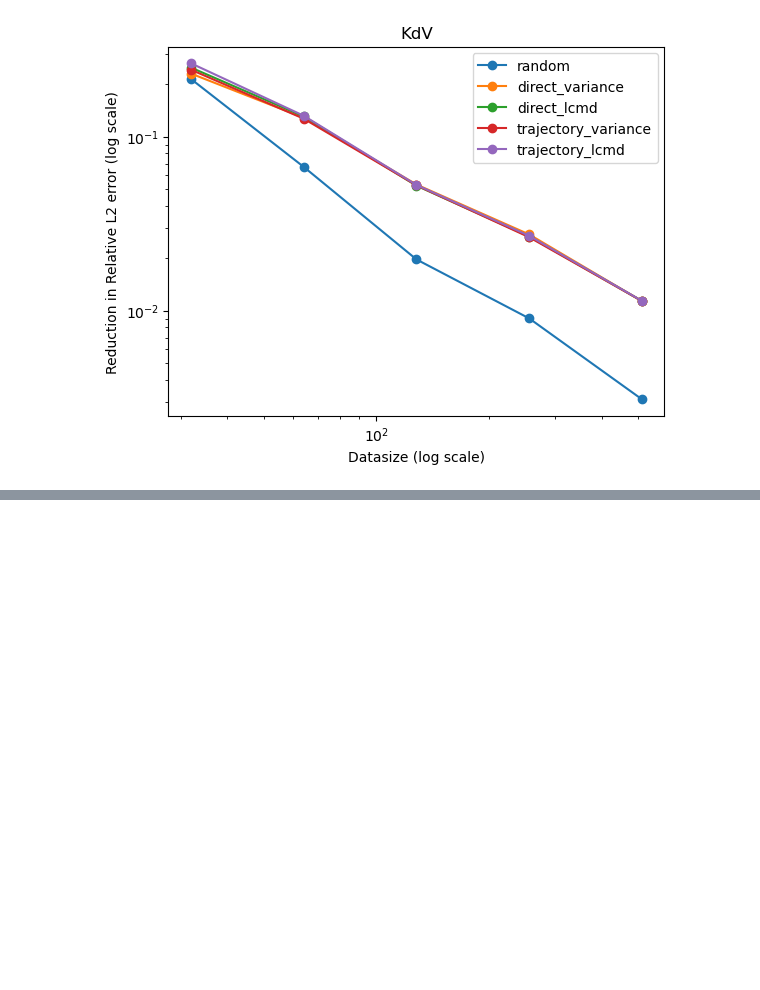
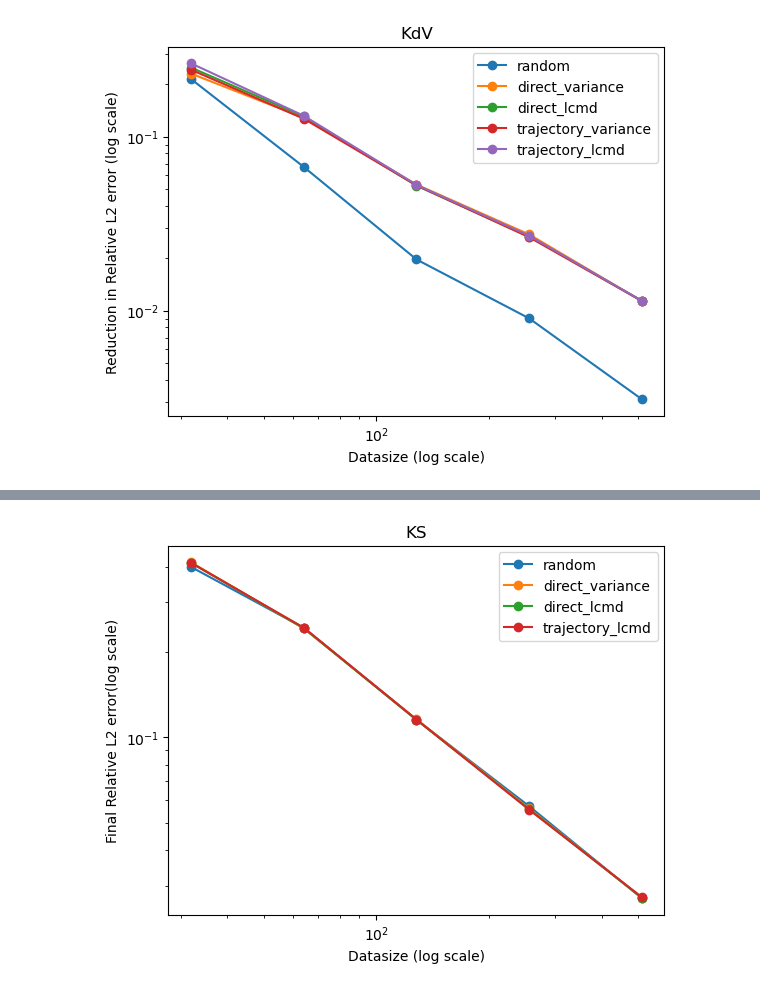
Before and after one commit to yegonkim/stap, a Jupyter notebook: plot_results.ipynb, the cells around one changed output, grey strips where cells are left out. Drawn from its saved outputs; the diff is of its cells as text; code cells hidden in the pictures; blank space fills up the shorter version.

```diff
--- a/plot_results.ipynb
+++ b/plot_results.ipynb
@@ -93,0 +207,37 @@ for equation in ['KdV']:
+# %%
+names = [
+    'random',
+    'direct_variance',
+    'direct_lcmd',
+    'trajectory_lcmd',
+]
+
+results = [
+    {32: {'datasize': [32, 64], 'rel_l2': [0.8078557848930359, 0.3994104862213135], 'rel_l2_trajectory': [0.4512936472892761, 0.20424039661884308]}, 64: {'datasize': [64, 96], 'rel_l2': [0.41775527596473694, 0.24361762404441833], 'rel_l2_trajectory': [0.21367783844470978, 0.12053148448467255]}, 128: {'datasize': [128, 160], 'rel_l2': [0.1546059399843216, 0.11540935188531876], 'rel_l2_trajectory': [0.07508865743875504, 0.05548515170812607]}, 256: {'datasize': [256, 288], 'rel_l2': [0.0652356743812561, 0.05715031549334526], 'rel_l2_trajectory': [0.03106776997447014, 0.02712390385568142]}, 512: {'datasize': [512, 544], 'rel_l2': [0.029038649052381516, 0.027046125382184982], 'rel_l2_trajectory': [0.013622636906802654, 0.012780730612576008]}},
+    {32: {'datasize': [32, 64], 'rel_l2': [0.8076395988464355, 0.4147069454193115], 'rel_l2_trajectory': [0.4510864317417145, 0.21180061995983124]}, 64: {'datasize': [64, 96], 'rel_l2': [0.4247637689113617, 0.2424207478761673], 'rel_l2_trajectory': [0.21827995777130127, 0.11990628391504288]}, 128: {'datasize': [128, 160], 'rel_l2': [0.15559139847755432, 0.11580882966518402], 'rel_l2_trajectory': [0.0755552276968956, 0.0556490421295166]}, 256: {'datasize': [256, 288], 'rel_l2': [0.06570456922054291, 0.056126080453395844], 'rel_l2_trajectory': [0.03134270757436752, 0.026615208014845848]}, 512: {'datasize': [512, 544], 'rel_l2': [0.028895055875182152, 0.027152691036462784], 'rel_l2_trajectory': [0.013635383918881416, 0.012758204713463783]}},
+    {32: {'datasize': [32, 64], 'rel_l2': [0.8077734112739563, 0.4128188490867615], 'rel_l2_trajectory': [0.45120659470558167, 0.21070270240306854]}, 64: {'datasize': [64, 96], 'rel_l2': [0.42600828409194946, 0.2427968531847], 'rel_l2_trajectory': [0.21888336539268494, 0.1200660690665245]}, 128: {'datasize': [128, 160], 'rel_l2': [0.15528345108032227, 0.11530332267284393], 'rel_l2_trajectory': [0.07544757425785065, 0.05544286221265793]}, 256: {'datasize': [256, 288], 'rel_l2': [0.06607043743133545, 0.05580099672079086], 'rel_l2_trajectory': [0.03147862106561661, 0.026549125090241432]}, 512: {'datasize': [512, 544], 'rel_l2': [0.028957922011613846, 0.027154285460710526], 'rel_l2_trajectory': [0.013666157610714436, 0.012754907831549644]}},
+    {32: {'datasize': [32, 64], 'rel_l2': [0.807654857635498, 0.4130088686943054], 'rel_l2_trajectory': [0.4511398673057556, 0.21030811965465546]}, 64: {'datasize': [64, 96], 'rel_l2': [0.42557698488235474, 0.24390888214111328], 'rel_l2_trajectory': [0.21868450939655304, 0.1205565556883812]}, 128: {'datasize': [128, 160], 'rel_l2': [0.15536542236804962, 0.11558570712804794], 'rel_l2_trajectory': [0.07552710920572281, 0.055646948516368866]}, 256: {'datasize': [256, 288], 'rel_l2': [0.06580420583486557, 0.05553383752703667], 'rel_l2_trajectory': [0.03139114007353783, 0.02642539143562317]}, 512: {'datasize': [512, 544], 'rel_l2': [0.02885000966489315, 0.02729126252233982], 'rel_l2_trajectory': [0.013617333956062794, 0.012812522239983082]}},
+]
+
+
+from matplotlib import pyplot as plt
+
+for equation in ['KS']:
+
+    plt.figure()
+
+    for i in range(len(results)):
+        datasize_list = list(results[i].keys())
+        initial_rel_l2 = [results[i][datasize]['rel_l2'][0] for datasize in datasize_list]
+        final_rel_l2 = [results[i][datasize]['rel_l2'][1] for datasize in datasize_list]
+        improvement = [initial_rel_l2[j] - final_rel_l2[j] for j in range(len(datasize_list))]
+        # plt.plot(datasize_list, improvement, 'o-', label=f'{names[i]}')
+        plt.plot(datasize_list, final_rel_l2, 'o-', label=f'{names[i]}')
+        plt.xscale('log')
+        plt.yscale('log')
+        plt.xlabel('Datasize (log scale)')
+        plt.ylabel('Final Relative L2 error(log scale)')
+        plt.title(f'{equation}')
+        plt.legend()
+# %% [output]
+[figure, added]
```
Also changed, not shown: parts of 4 cells of this notebook, 2 other files.
